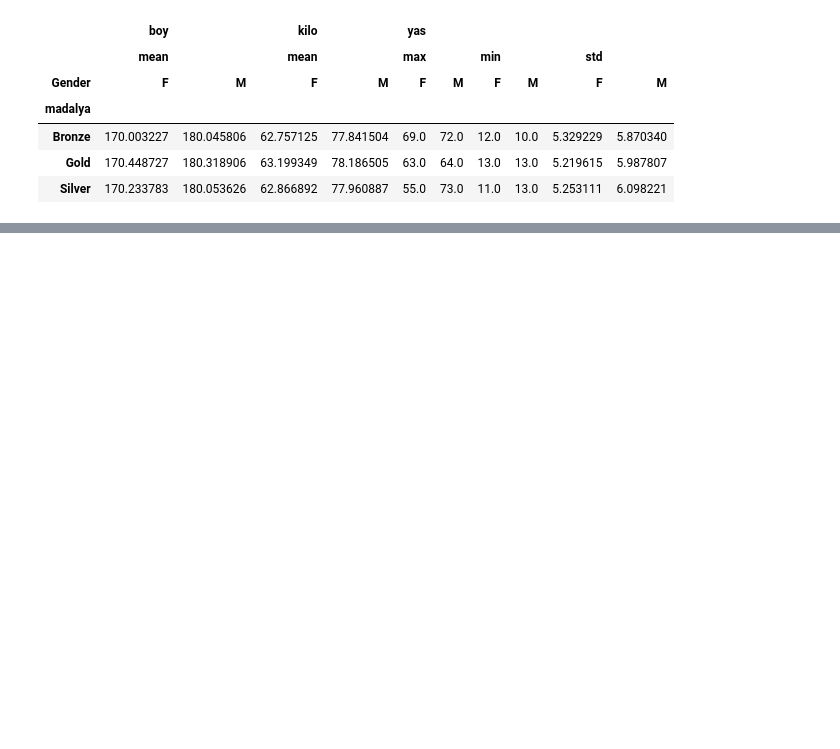
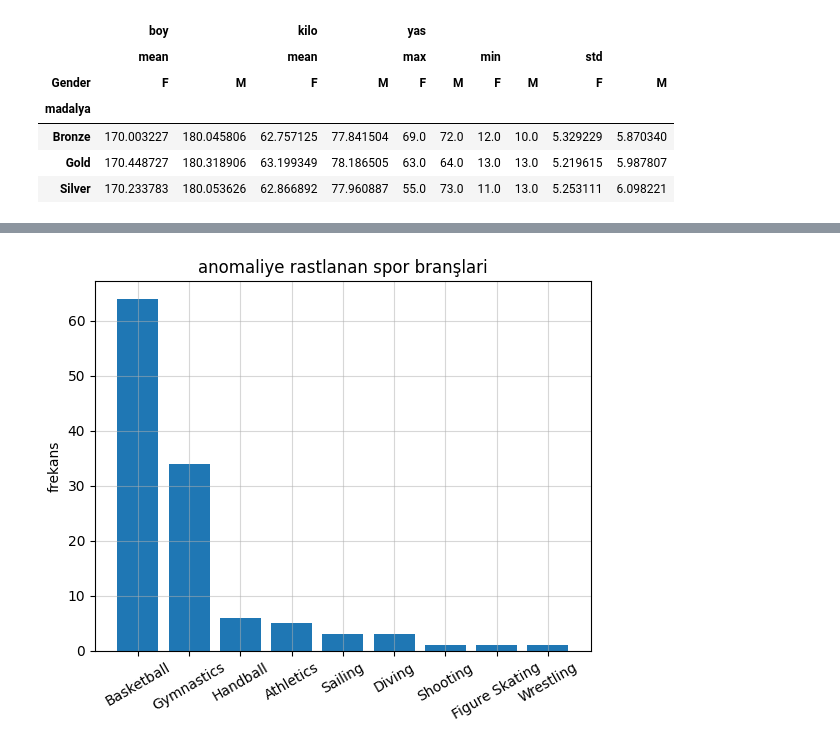
Before and after one commit to EmreUludag0/BTK-VeriBilimiMakineOgrenimiBootcamp, a Jupyter notebook: pythonVeriBilimi/Ders1-VeriBilimi.ipynb, the cells around one changed output, grey strips where cells are left out. Cells and saved outputs as stored; diff of their text form; code cells hidden in the pictures; blank space fills up the shorter version.

```diff
--- a/pythonVeriBilimi/Ders1-VeriBilimi.ipynb
+++ b/pythonVeriBilimi/Ders1-VeriBilimi.ipynb
@@ -375,0 +378,27 @@ veri_pivot.head()
+# %%
+#bard
+def anomaliTespiti(df, ozellik):
+    outlier_indices = []
+    for c in ozellik:
+        #1. çeyrek
+        Q1 = np.percentile(df[c],25) #yüzdelik fonksiyonu
+        #3. çeyrek
+        Q3 = np.percentile(df[c],75)
+        # IQR = Inter Quartile Range
+        IQR = Q3 - Q1
+        # aykırı deger için ek adim miktari
+        outlier_step = 1.5 * IQR
+        #aykiri degeri ve bulundugu indeksi tespit edelim
+        outlier_list_col = df[(df[c]< Q1 - outlier_step) | (df[c] > Q3 + outlier_step)].index
+        #tespit edilen indesleri depolayalim
+        outlier_indices.extend(outlier_list_col)
+
+    #essiz aykiri degerleri bulalim
+    outlier_indices = Counter(outlier_indices)
+    #eger bir örnek v adet sütunda farkli deger ise bunu aykiri kabul edelim
+    multiple_outliers = list(i for i, v in outlier_indices.items()if v > 1)
+
+    return multiple_outliers
+# %%
+veri_anomali = veri.loc[anomaliTespiti(veri,["yas","kilo","boy"])]
+veri_anomali.spor.value_counts()
@@ -375,0 +417,10 @@ veri_pivot.head()
+# %%
+plt.figure()
+plt.bar(veri_anomali.spor.value_counts().index, veri_anomali.spor.value_counts().values)
+plt.xticks(rotation= 30)
+plt.title("anomaliye rastlanan spor branşlari")
+plt.ylabel("frekans")
+plt.grid(True, alpha = 0.5)
+plt.show()
+# %% [output]
+[figure, added]
```
Also changed, not shown: parts of 13 cells of this notebook.
